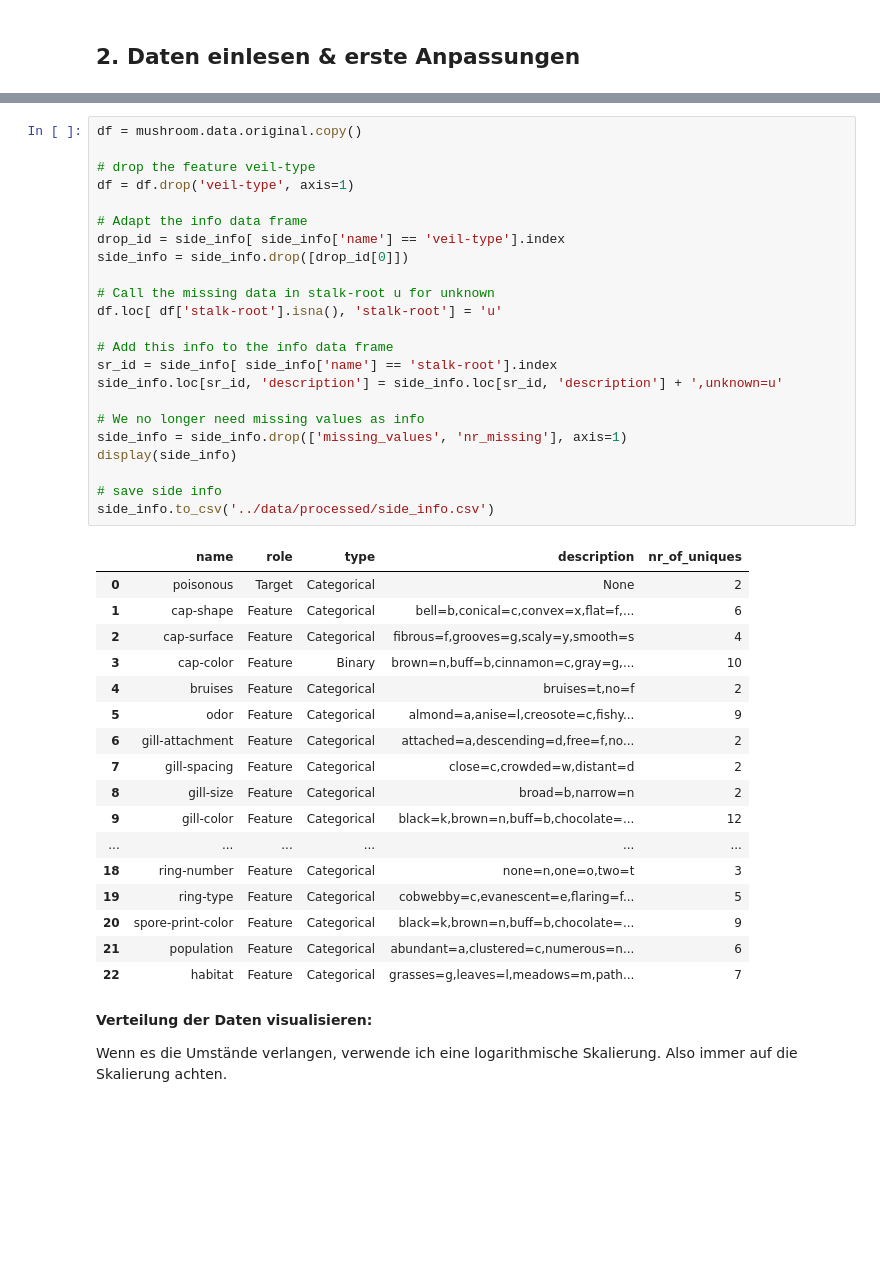
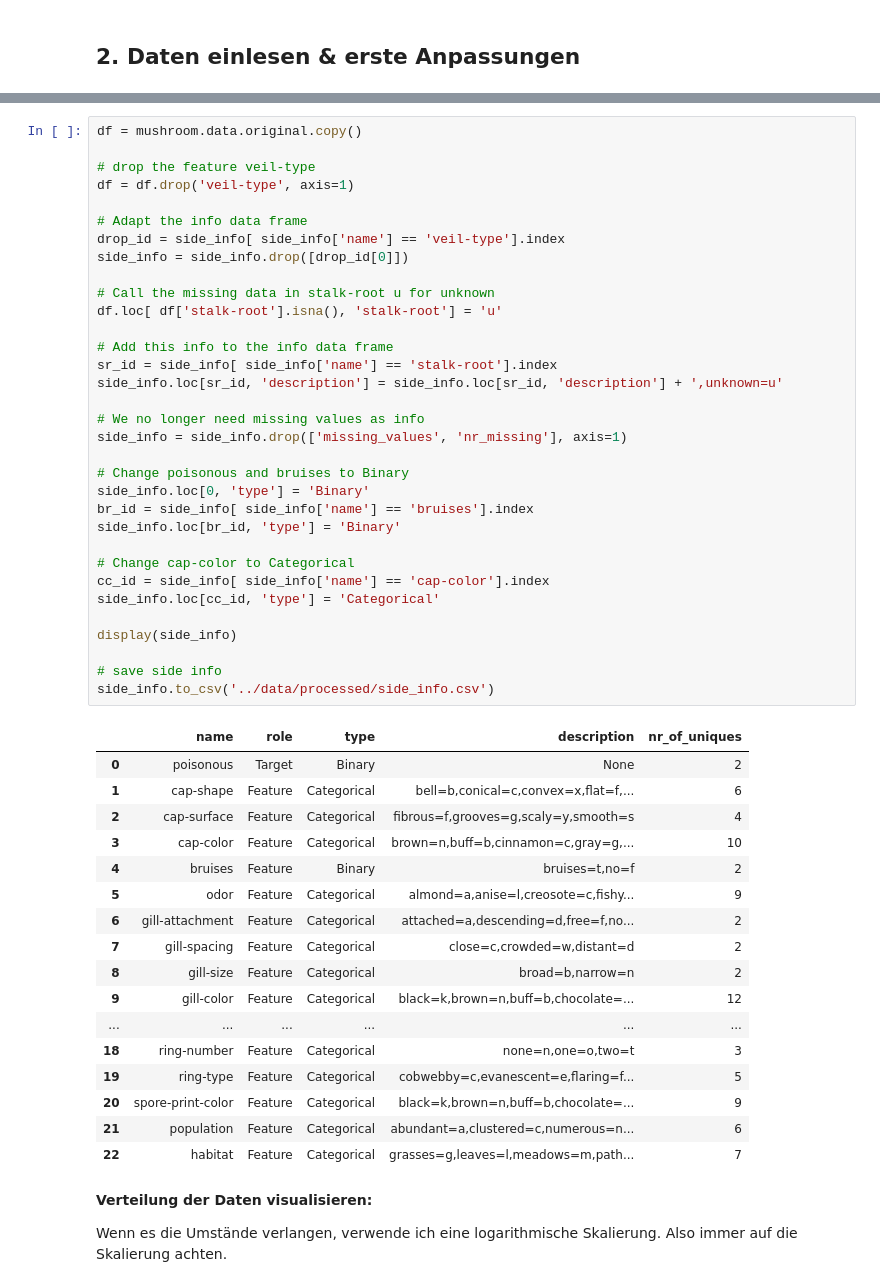
Before and after one commit to mmlau/Can-I-eat-it, a Jupyter notebook: notebooks/1_data_preparation.ipynb, the cells around one changed output, grey strips where cells are left out. Cells and saved outputs as stored; diff of their text form; blank space fills up the shorter version.

```diff
--- a/notebooks/1_data_preparation.ipynb
+++ b/notebooks/1_data_preparation.ipynb
@@ -100,33 +101,43 @@ Das Feature `veil-type`besteht aus nur einer Kategorie. Daher werde ich dieses F
 # %%
 df = mushroom.data.original.copy()
 
 # drop the feature veil-type
 df = df.drop('veil-type', axis=1)
 
 # Adapt the info data frame
 drop_id = side_info[ side_info['name'] == 'veil-type'].index
 side_info = side_info.drop([drop_id[0]])
 
 # Call the missing data in stalk-root u for unknown
 df.loc[ df['stalk-root'].isna(), 'stalk-root'] = 'u'
 
 # Add this info to the info data frame
 sr_id = side_info[ side_info['name'] == 'stalk-root'].index
 side_info.loc[sr_id, 'description'] = side_info.loc[sr_id, 'description'] + ',unknown=u'
 
 # We no longer need missing values as info
 side_info = side_info.drop(['missing_values', 'nr_missing'], axis=1)
+
+# Change poisonous and bruises to Binary
+side_info.loc[0, 'type'] = 'Binary'
+br_id = side_info[ side_info['name'] == 'bruises'].index
+side_info.loc[br_id, 'type'] = 'Binary'
+
+# Change cap-color to Categorical
+cc_id = side_info[ side_info['name'] == 'cap-color'].index
+side_info.loc[cc_id, 'type'] = 'Categorical'
+
 display(side_info)
 
 # save side info
 side_info.to_csv('../data/processed/side_info.csv')
 # %% [output]
 |  | name | role | type | description | nr_of_uniques |
-| 0 | poisonous | Target | Categorical | None | 2 |
+| 0 | poisonous | Target | Binary | None | 2 |
 | 1 | cap-shape | Feature | Categorical | bell=b,conical=c,convex=x,flat=f,... | 6 |
 | 2 | cap-surface | Feature | Categorical | fibrous=f,grooves=g,scaly=y,smooth=s | 4 |
-| 3 | cap-color | Feature | Binary | brown=n,buff=b,cinnamon=c,gray=g,... | 10 |
-| 4 | bruises | Feature | Categorical | bruises=t,no=f | 2 |
+| 3 | cap-color | Feature | Categorical | brown=n,buff=b,cinnamon=c,gray=g,... | 10 |
+| 4 | bruises | Feature | Binary | bruises=t,no=f | 2 |
 | 5 | odor | Feature | Categorical | almond=a,anise=l,creosote=c,fishy... | 9 |
 | 6 | gill-attachment | Feature | Categorical | attached=a,descending=d,free=f,no... | 2 |
 | 7 | gill-spacing | Feature | Categorical | close=c,crowded=w,distant=d | 2 |
```
Also changed, not shown: parts of 1 cell of this notebook.
